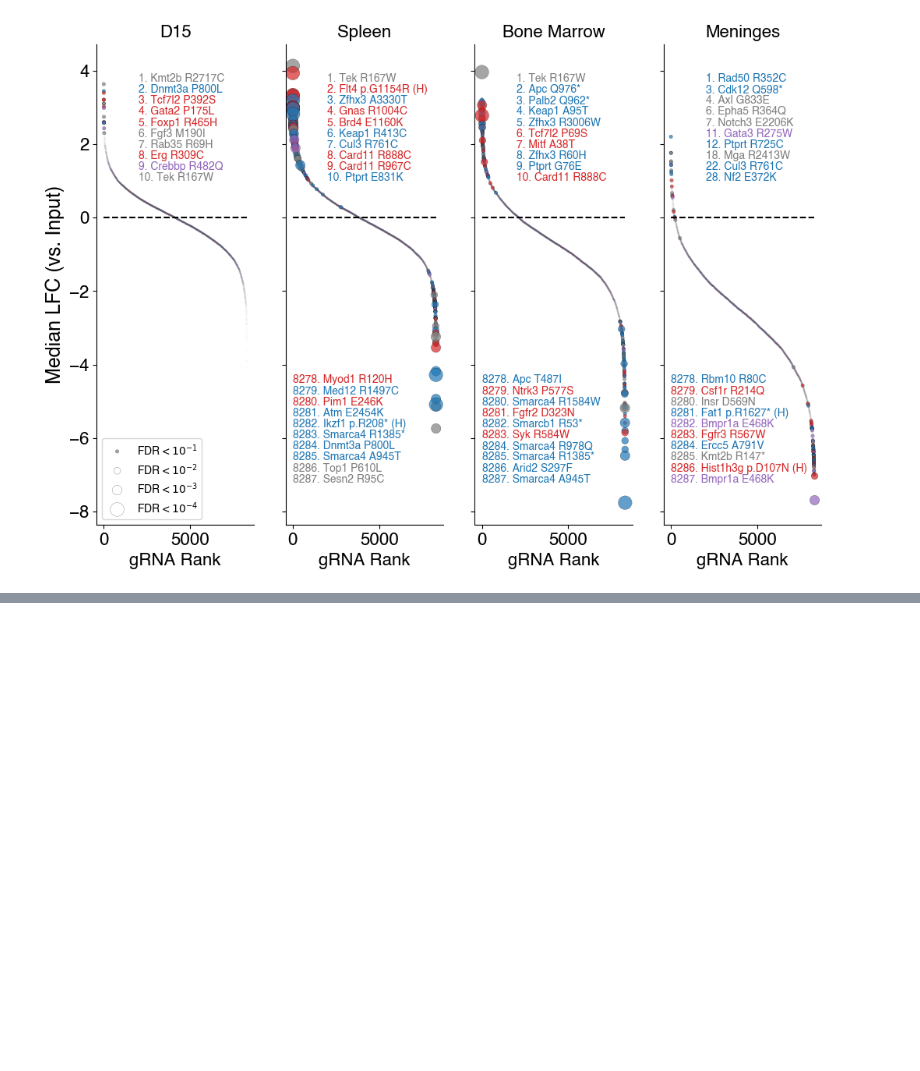
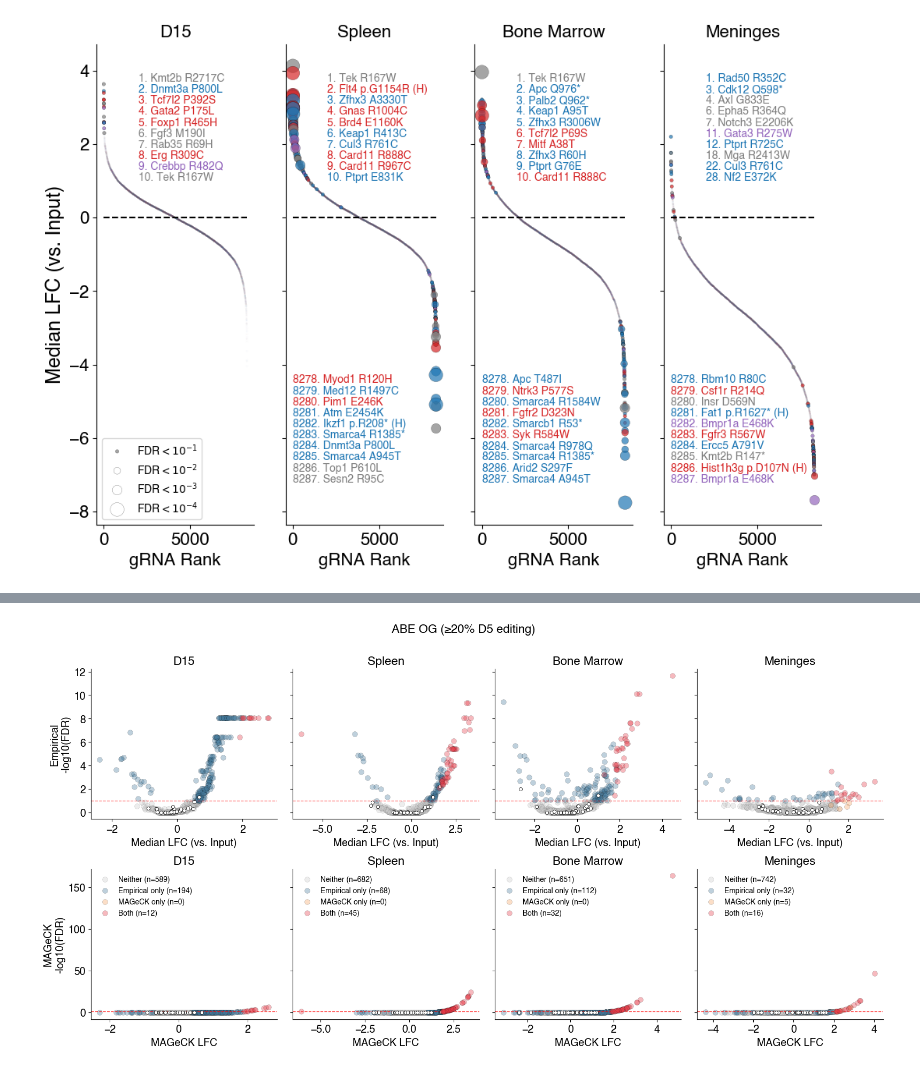
Before and after one commit to kexindon/B-ALL-in-vivo-base-editing, a Jupyter notebook: figure2.ipynb, the cells around one changed output, grey strips where cells are left out. Drawn from its saved outputs; the diff is of its cells as text; code cells hidden in the pictures; blank space fills up the shorter version.

```diff
--- a/figure2.ipynb
+++ b/figure2.ipynb
@@ -771,0 +773,11 @@ for cond, med, con in [
+# %%
+# ── Load MAGeCK sgrna summaries ───────────────────────────────────────────
+MAGECK_DIR = '/Users/kexindong/Documents/GitHub/SG-B-ALL-in-vivo-base-editing/mageck/sgrna_summaries'
+
+conditions = ['d15', 'spleen', 'bonemarrow', 'meninges']
+
+ABE_mageck = {}
+CBE_mageck = {}
+for cond in conditions:
+    ABE_mageck[cond] = pd.read_csv(f'{MAGECK_DIR}/ABE_{cond}_input.sgrna_summary.txt', sep='\t').rename(columns={'sgrna': 'gRNA_id'})
+    CBE_mageck[cond] = pd.read_csv(f'{MAGECK_DIR}/CBE_{cond}_input.sgrna_summary.txt', sep='\t').rename(columns={'sgrna': 'gRNA_id'})
@@ -771,0 +871,84 @@ for cond, med, con in [
+# %%
+# ── Volcano plots — OG ABE & CBE, ≥20% editing ──────────────────────────
+# Color: Both hit / MAGeCK-only / Empirical-only / neither / controls (grey)
+conditions_emp = ['d15', 'spleen', 'bm',          'men']
+conditions_mag = ['d15', 'spleen', 'bonemarrow',   'meninges']
+titles         = ['D15', 'Spleen', 'Bone Marrow',  'Meninges']
+FDR_cutoff      = 0.1
+min_input_counts = 5
+
+# hit-category colors
+cat_colors = {
+    'Both':          '#e63946',
+    'MAGeCK only':   '#f4a261',
+    'Empirical only':'#457b9d',
+    'Neither':       '#cccccc',
+}
+for editor, df_emp, mag_dict in [('ABE', dfs['ABE_OG'], ABE_mageck), ('CBE', dfs['CBE_OG'], CBE_mageck)]:
+    ctrl_emp = df_emp[df_emp['classification'] != 'targeting guide'].copy()
+    targ_emp = df_emp[
+        (df_emp['classification'] == 'targeting guide') &
+        (df_emp['target_base_edit_perc_d5'] >= 20) &
+        (df_emp['Input_median'] >= min_input_counts)
+    ].copy()
+
+    fig, axes = plt.subplots(2, 4, figsize=(16, 8), sharey='row')
+
+    for k, (emp_cond, mag_cond, title) in enumerate(zip(conditions_emp, conditions_mag, titles)):
+        emp_fdr_col = f'FDR_{emp_cond}_fishers'
+        emp_lfc_col = f'LFC_median_{emp_cond}'
+
+        # merge empirical targets with MAGeCK FDR
+        mag = mag_dict[mag_cond][['gRNA_id', 'LFC', 'FDR']].rename(columns={'LFC': 'mag_LFC', 'FDR': 'mag_FDR'})
+        merged = pd.merge(targ_emp[['gRNA_id', emp_lfc_col, emp_fdr_col]], mag, on='gRNA_id', how='inner')
+
+        emp_hit = merged[emp_fdr_col] < FDR_cutoff
+        mag_hit = merged['mag_FDR']   < FDR_cutoff
+        merged['category'] = 'Neither'
+        merged.loc[emp_hit & ~mag_hit, 'category'] = 'Empirical only'
+        merged.loc[~emp_hit & mag_hit, 'category'] = 'MAGeCK only'
+        merged.loc[emp_hit & mag_hit,  'category'] = 'Both'
+
+        # also compute empirical nlog10 for controls
+        ctrl_emp[f'nlog10_{emp_cond}'] = -np.log10(ctrl_emp[emp_fdr_col].clip(lower=1e-300))
+        merged['nlog10_emp'] = -np.log10(merged[emp_fdr_col].clip(lower=1e-300))
+        merged['nlog10_mag'] = -np.log10(merged['mag_FDR'].clip(lower=1e-300))
+
+        for row_idx, (ax, y_col, x_col, ylabel) in enumerate([
+            (axes[0][k], 'nlog10_emp', emp_lfc_col, 'Empirical\n-log10(FDR)'),
+            (axes[1][k], 'nlog10_mag', 'mag_LFC',   'MAGeCK\n-log10(FDR)'),
+        ]):
+            # plot in order: Neither first, then singles, then Both on top
+            for cat in ['Neither', 'Empirical only', 'MAGeCK only', 'Both']:
+                sub = merged[merged['category'] == cat]
+                ax.scatter(sub[x_col], sub[y_col],
+                           color=cat_colors[cat], edgecolor='black' if cat != 'Neither' else greys[4],
+                           linewidth=0.3, s=50,
+                           alpha=0.35,
+                           zorder=1 if cat == 'Neither' else 2 + ['Empirical only','MAGeCK only','Both'].index(cat),
+                           label=f'{cat} (n={len(sub)})')
+            # controls
+            if row_idx == 0:
+                ax.scatter(ctrl_emp[emp_lfc_col], ctrl_emp[f'nlog10_{emp_cond}'],
+                           color='white', edgecolor='black', linewidth=.5, s=20, alpha=1, zorder=6)
+            else:
+                ctrl_mag = pd.merge(ctrl_emp[['gRNA_id', emp_lfc_col]], mag, on='gRNA_id', how='inner')
+                ctrl_mag['nlog10_mag'] = -np.log10(ctrl_mag['mag_FDR'].clip(lower=1e-300))
+                ax.scatter(ctrl_mag['mag_LFC'], ctrl_mag['nlog10_mag'],
+                           color='white', edgecolor='black', linewidth=.5, s=20, alpha=1, zorder=6)
+
+            ax.axhline(-np.log10(FDR_cutoff), color='red', linestyle='--', linewidth=1, alpha=0.7)
+            ax.set_title(title, fontsize=16)
+            ax.spines[['top', 'right']].set_visible(False)
+            ax.tick_params(axis='both', which='major', labelsize=14)
+            ax.set_xlabel('Median LFC (vs. Input)' if row_idx == 0 else 'MAGeCK LFC', fontsize=14)
+            if k == 0:
+                ax.set_ylabel(ylabel, fontsize=14)
+            if row_idx == 1:
+                ax.legend(fontsize=10, frameon=False, loc='upper left')
+
+    fig.suptitle(f'{editor} OG (≥20% D5 editing)', fontsize=16, y=1.01)
+    fig.tight_layout()
+    plt.savefig(f'figures_final/volcano_comparison_{editor}_OG.pdf', bbox_inches='tight')
+    plt.show()
+# %% [output]
@@ -771,0 +960 @@ for cond, med, con in [
+[figure, added]
```
Also changed, not shown: parts of 7 cells of this notebook, 22 other files.
